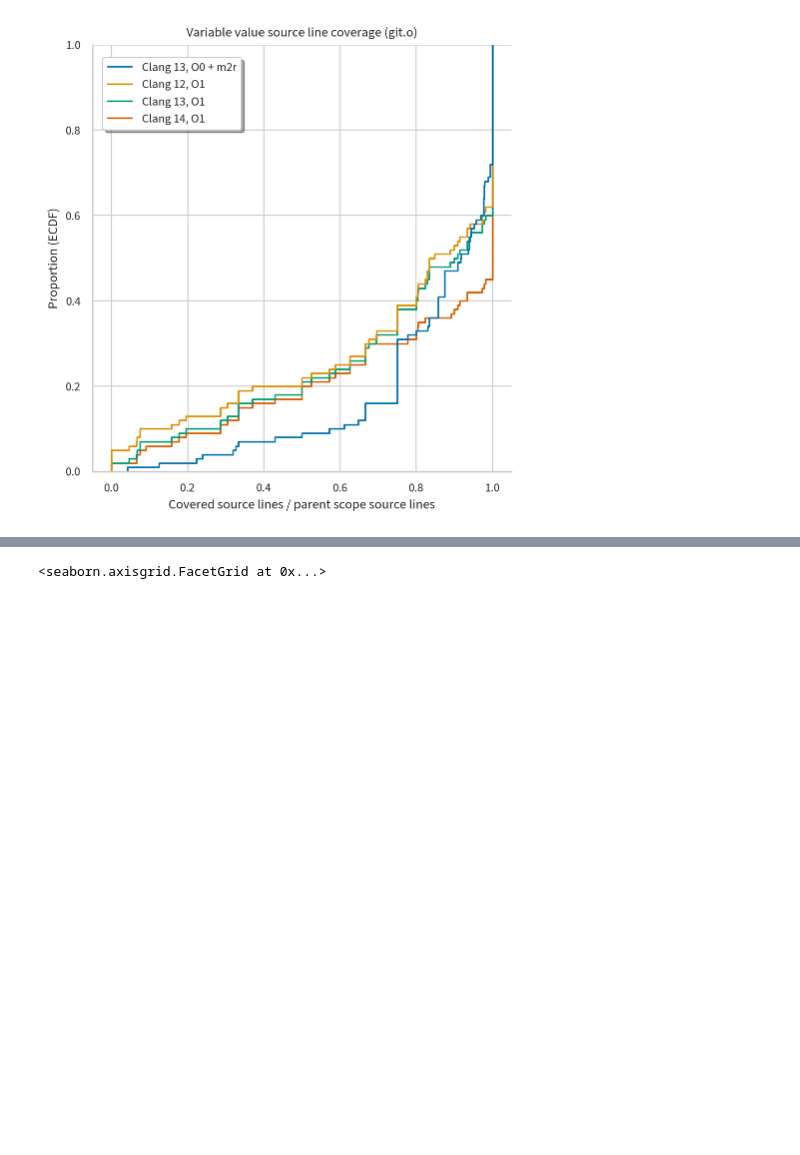
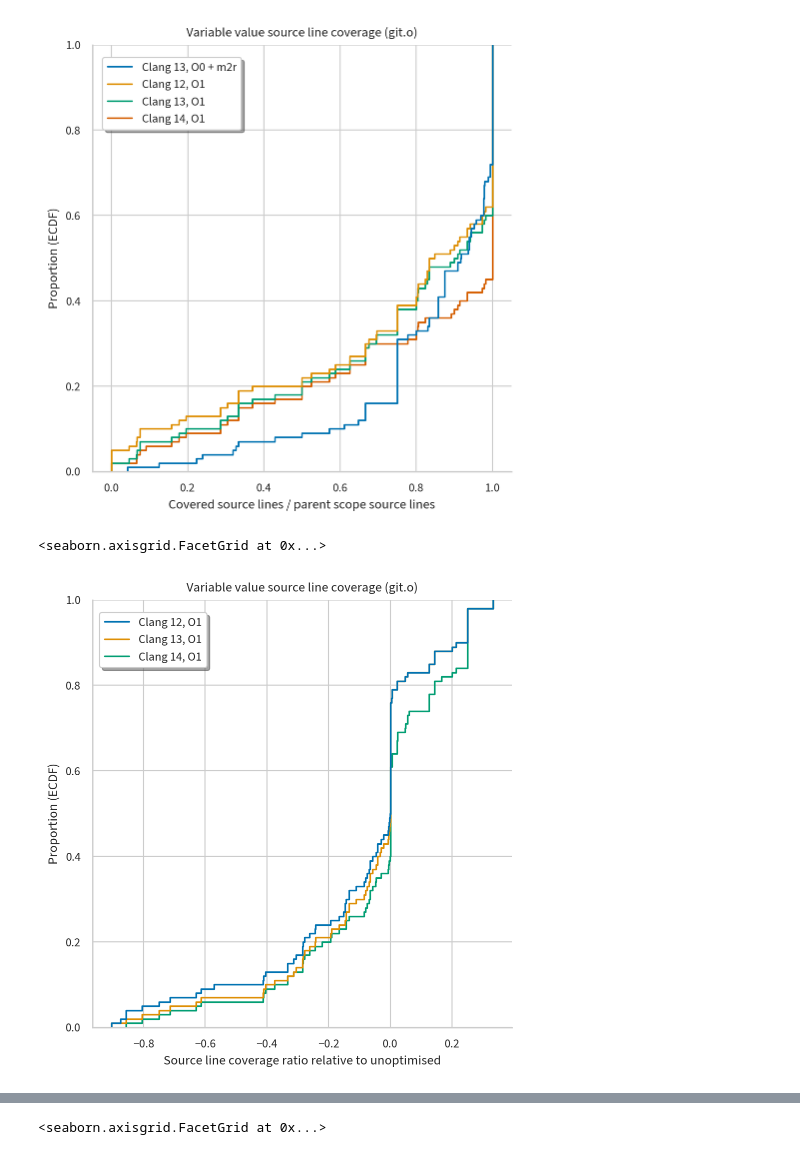
Before and after one commit to jryans/debug-info-metrics-artifact, a Jupyter notebook: data/git/file/git.o.ipynb, the cells around one changed output, grey strips where cells are left out. Cells and saved outputs as stored; diff of their text form; code cells hidden in the pictures; blank space fills up the shorter version.

```diff
--- a/data/git/file/git.o.ipynb
+++ b/data/git/file/git.o.ipynb
@@ -39,5 +39,28 @@ g.set(
 # %% [output]
 <seaborn.axisgrid.FacetGrid at 0x...>
 [figure]
+# %%
+g = sns.displot(
+  pd.read_csv("git.o-delta.csv"),
+  x="CL / SL Delta",
+  hue="Variant",
+  kind="ecdf",
+)
+sns.move_legend(
+  g,
+  "upper left",
+  bbox_to_anchor=(0.1, 0.95),
+  frameon=True,
+  shadow=True,
+  title=None,
+)
+g.set(
+  title="Variable value source line coverage (git.o)",
+  xlabel="Source line coverage ratio relative to unoptimised",
+  ylabel="Proportion (ECDF)",
+)
+# %% [output]
+<seaborn.axisgrid.FacetGrid at 0x...>
+[figure, added]
 # %%
 g = sns.displot(
```
Also changed, not shown: parts of 1 cell of this notebook, 4 other files.
